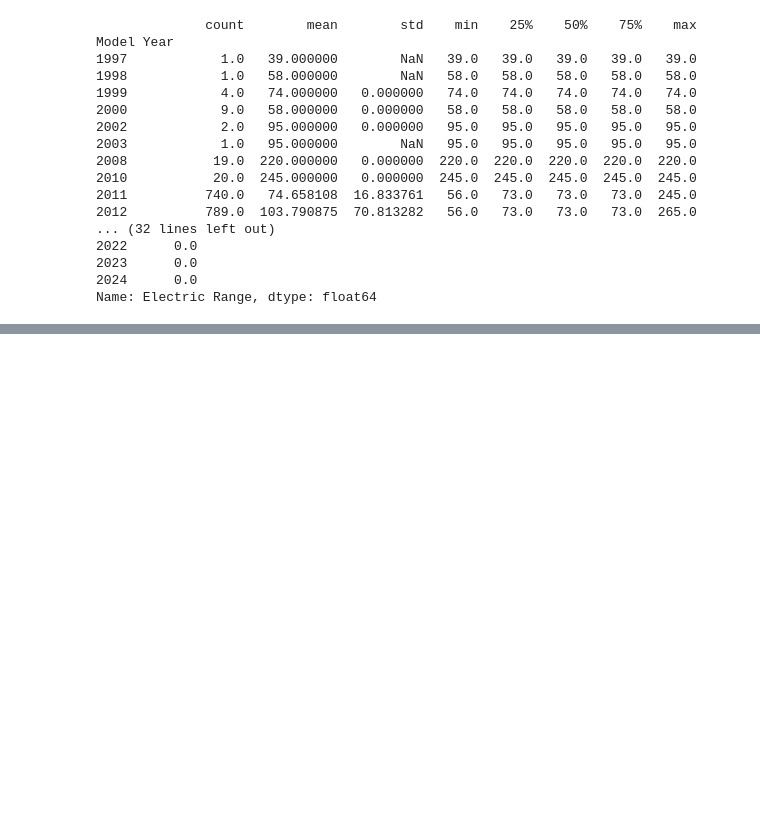
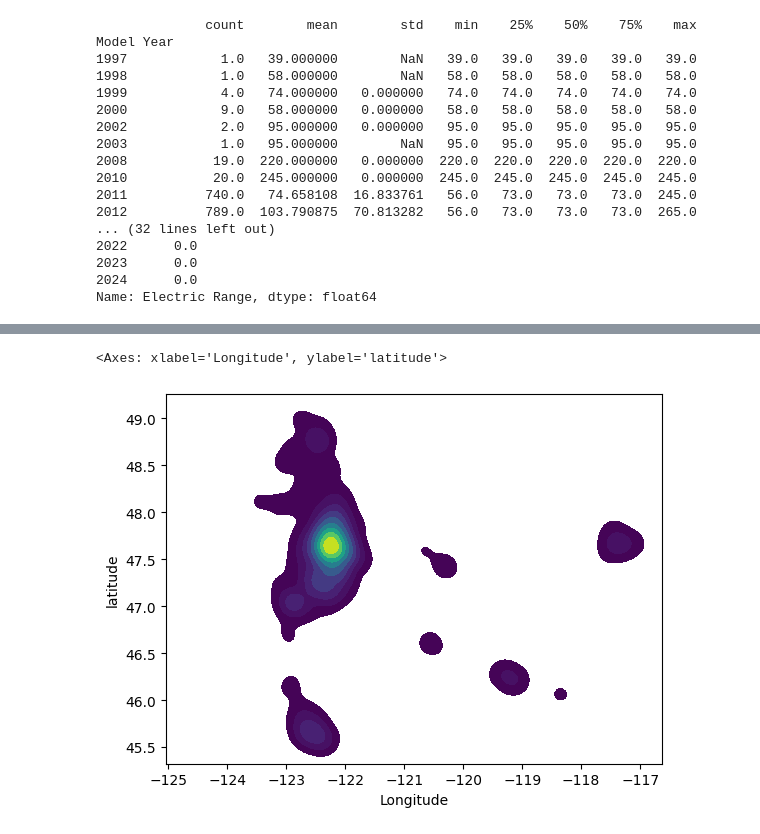
Before and after one commit to MichaelHowick/CS4580-EDA-Assignment, a Jupyter notebook: lk_notebook.ipynb, the cells around one changed output, grey strips where cells are left out. Cells and saved outputs as stored; diff of their text form; code cells hidden in the pictures; blank space fills up the shorter version.

```diff
--- a/lk_notebook.ipynb
+++ b/lk_notebook.ipynb
@@ -93,0 +119,5 @@ model20201_df.head()
+# %%
+sns.kdeplot(x='Longitude', y='latitude', data=bev_df, fill=True, cmap='viridis')
+# %% [output]
+<Axes: xlabel='Longitude', ylabel='latitude'>
+[figure, added]
```
Also changed, not shown: parts of 5 cells of this notebook, 2 other files.
